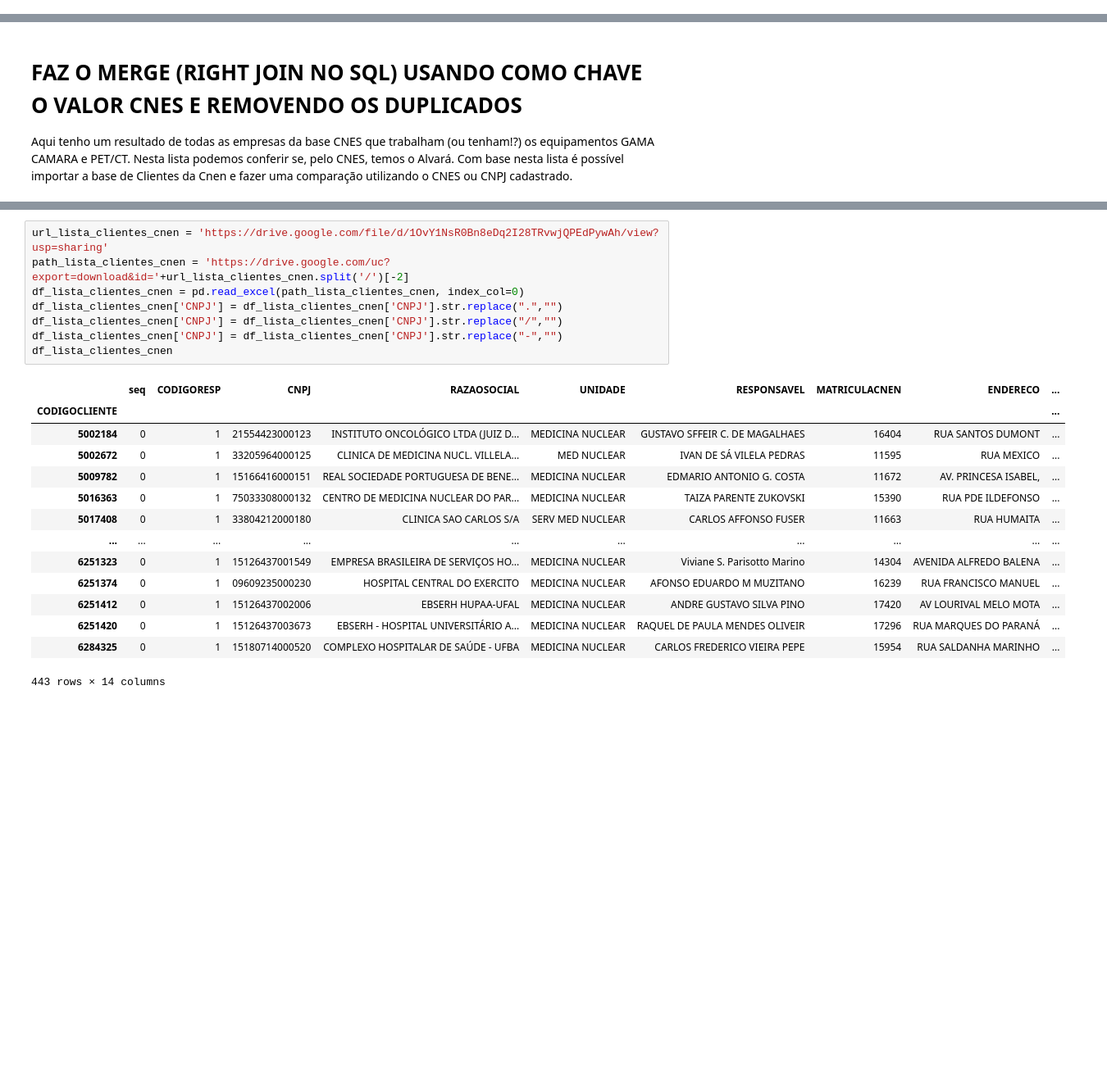
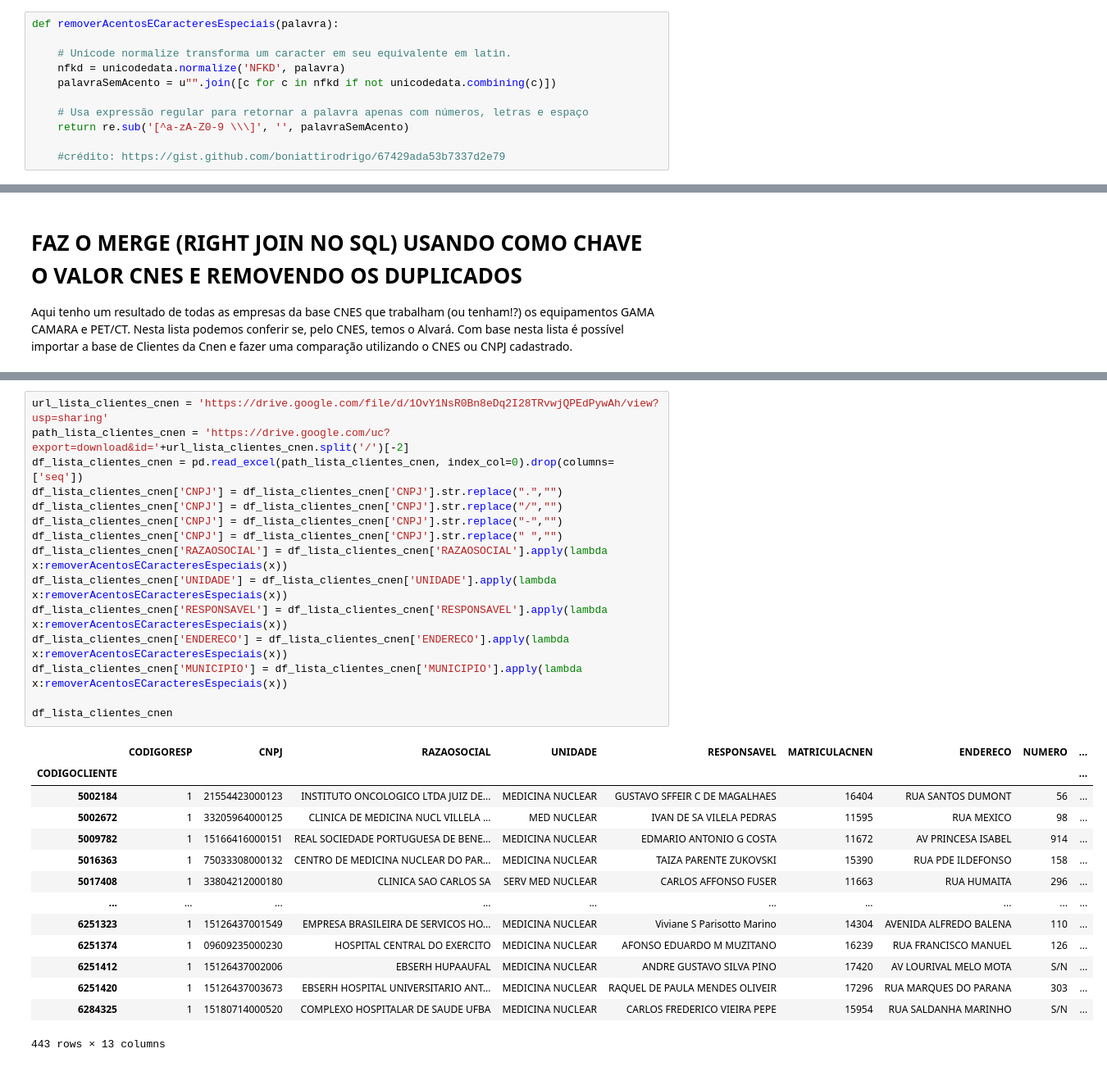
Before and after one commit to hamiltonvalerio/DS_CNES_DATASUS, a Jupyter notebook: CNES.ipynb, the cells around one changed output, grey strips where cells are left out. Shown: that part at 82% size. Cells and saved outputs as stored; diff of their text form; blank space fills up the shorter version.

```diff
--- a/CNES.ipynb
+++ b/CNES.ipynb
@@ -31,2 +39,13 @@ pd.options.display.max_columns = None
+# %%
+def removerAcentosECaracteresEspeciais(palavra):
+
+    # Unicode normalize transforma um caracter em seu equivalente em latin.
+    nfkd = unicodedata.normalize('NFKD', palavra)
+    palavraSemAcento = u"".join([c for c in nfkd if not unicodedata.combining(c)])
+
+    # Usa expressão regular para retornar a palavra apenas com números, letras e espaço
+    return re.sub('[^a-zA-Z0-9 \\\]', '', palavraSemAcento)
+
+    #crédito: https://gist.github.com/boniattirodrigo/67429ada53b7337d2e79
 # %% [markdown]
 # MONTA O ARRAY DE LINKS DE EQUIPAMENTOS
@@ -206,23 +268,30 @@ pd.merge(total_df_ST, result_df_EQ, on="CNES", how="right").drop_duplicates()
 # %%
 url_lista_clientes_cnen = 'https://drive.google.com/file/d/1OvY1NsR0Bn8eDq2I28TRvwjQPEdPywAh/view?usp=sharing'
 path_lista_clientes_cnen = 'https://drive.google.com/uc?export=download&id='+url_lista_clientes_cnen.split('/')[-2]
-df_lista_clientes_cnen = pd.read_excel(path_lista_clientes_cnen, index_col=0)
+df_lista_clientes_cnen = pd.read_excel(path_lista_clientes_cnen, index_col=0).drop(columns=['seq'])
 df_lista_clientes_cnen['CNPJ'] = df_lista_clientes_cnen['CNPJ'].str.replace(".","")
 df_lista_clientes_cnen['CNPJ'] = df_lista_clientes_cnen['CNPJ'].str.replace("/","")
 df_lista_clientes_cnen['CNPJ'] = df_lista_clientes_cnen['CNPJ'].str.replace("-","")
+df_lista_clientes_cnen['CNPJ'] = df_lista_clientes_cnen['CNPJ'].str.replace(" ","")
+df_lista_clientes_cnen['RAZAOSOCIAL'] = df_lista_clientes_cnen['RAZAOSOCIAL'].apply(lambda x:removerAcentosECaracteresEspeciais(x))
+df_lista_clientes_cnen['UNIDADE'] = df_lista_clientes_cnen['UNIDADE'].apply(lambda x:removerAcentosECaracteresEspeciais(x))
+df_lista_clientes_cnen['RESPONSAVEL'] = df_lista_clientes_cnen['RESPONSAVEL'].apply(lambda x:removerAcentosECaracteresEspeciais(x))
+df_lista_clientes_cnen['ENDERECO'] = df_lista_clientes_cnen['ENDERECO'].apply(lambda x:removerAcentosECaracteresEspeciais(x))
+df_lista_clientes_cnen['MUNICIPIO'] = df_lista_clientes_cnen['MUNICIPIO'].apply(lambda x:removerAcentosECaracteresEspeciais(x))
+
 df_lista_clientes_cnen
 # %% [output]
-|  | seq | CODIGORESP | CNPJ | RAZAOSOCIAL | UNIDADE | RESPONSAVEL | MATRICULACNEN | ENDERECO | ... |
+|  | CODIGORESP | CNPJ | RAZAOSOCIAL | UNIDADE | RESPONSAVEL | MATRICULACNEN | ENDERECO | NUMERO | ... |
 | CODIGOCLIENTE |  |  |  |  |  |  |  |  | ... |
-| 5002184 | 0 | 1 | 21554423000123 | INSTITUTO ONCOLÓGICO LTDA (JUIZ D... | MEDICINA NUCLEAR | GUSTAVO SFFEIR C. DE MAGALHAES | 16404 | RUA SANTOS DUMONT | ... |
-| 5002672 | 0 | 1 | 33205964000125 | CLINICA DE MEDICINA NUCL. VILLELA... | MED NUCLEAR | IVAN DE SÁ VILELA PEDRAS | 11595 | RUA MEXICO | ... |
-| 5009782 | 0 | 1 | 15166416000151 | REAL SOCIEDADE PORTUGUESA DE BENE... | MEDICINA NUCLEAR | EDMARIO ANTONIO G. COSTA | 11672 | AV. PRINCESA ISABEL, | ... |
-| 5016363 | 0 | 1 | 75033308000132 | CENTRO DE MEDICINA NUCLEAR DO PAR... | MEDICINA NUCLEAR | TAIZA PARENTE ZUKOVSKI | 15390 | RUA PDE ILDEFONSO | ... |
-| 5017408 | 0 | 1 | 33804212000180 | CLINICA SAO CARLOS S/A | SERV MED NUCLEAR | CARLOS AFFONSO FUSER | 11663 | RUA HUMAITA | ... |
+| 5002184 | 1 | 21554423000123 | INSTITUTO ONCOLOGICO LTDA JUIZ DE... | MEDICINA NUCLEAR | GUSTAVO SFFEIR C DE MAGALHAES | 16404 | RUA SANTOS DUMONT | 56 | ... |
+| 5002672 | 1 | 33205964000125 | CLINICA DE MEDICINA NUCL VILLELA ... | MED NUCLEAR | IVAN DE SA VILELA PEDRAS | 11595 | RUA MEXICO | 98 | ... |
+| 5009782 | 1 | 15166416000151 | REAL SOCIEDADE PORTUGUESA DE BENE... | MEDICINA NUCLEAR | EDMARIO ANTONIO G COSTA | 11672 | AV PRINCESA ISABEL | 914 | ... |
+| 5016363 | 1 | 75033308000132 | CENTRO DE MEDICINA NUCLEAR DO PAR... | MEDICINA NUCLEAR | TAIZA PARENTE ZUKOVSKI | 15390 | RUA PDE ILDEFONSO | 158 | ... |
+| 5017408 | 1 | 33804212000180 | CLINICA SAO CARLOS SA | SERV MED NUCLEAR | CARLOS AFFONSO FUSER | 11663 | RUA HUMAITA | 296 | ... |
 | ... | ... | ... | ... | ... | ... | ... | ... | ... | ... |
-| 6251323 | 0 | 1 | 15126437001549 | EMPRESA BRASILEIRA DE SERVIÇOS HO... | MEDICINA NUCLEAR | Viviane S. Parisotto Marino | 14304 | AVENIDA ALFREDO BALENA | ... |
-| 6251374 | 0 | 1 | 09609235000230 | HOSPITAL CENTRAL DO EXERCITO | MEDICINA NUCLEAR | AFONSO EDUARDO M MUZITANO | 16239 | RUA FRANCISCO MANUEL | ... |
-| 6251412 | 0 | 1 | 15126437002006 | EBSERH HUPAA-UFAL | MEDICINA NUCLEAR | ANDRE GUSTAVO SILVA PINO | 17420 | AV LOURIVAL MELO MOTA | ... |
-| 6251420 | 0 | 1 | 15126437003673 | EBSERH - HOSPITAL UNIVERSITÁRIO A... | MEDICINA NUCLEAR | RAQUEL DE PAULA MENDES OLIVEIR | 17296 | RUA MARQUES DO PARANÁ | ... |
-| 6284325 | 0 | 1 | 15180714000520 | COMPLEXO HOSPITALAR DE SAÚDE - UFBA | MEDICINA NUCLEAR | CARLOS FREDERICO VIEIRA PEPE | 15954 | RUA SALDANHA MARINHO | ... |
+| 6251323 | 1 | 15126437001549 | EMPRESA BRASILEIRA DE SERVICOS HO... | MEDICINA NUCLEAR | Viviane S Parisotto Marino | 14304 | AVENIDA ALFREDO BALENA | 110 | ... |
+| 6251374 | 1 | 09609235000230 | HOSPITAL CENTRAL DO EXERCITO | MEDICINA NUCLEAR | AFONSO EDUARDO M MUZITANO | 16239 | RUA FRANCISCO MANUEL | 126 | ... |
+| 6251412 | 1 | 15126437002006 | EBSERH HUPAAUFAL | MEDICINA NUCLEAR | ANDRE GUSTAVO SILVA PINO | 17420 | AV LOURIVAL MELO MOTA | S/N | ... |
+| 6251420 | 1 | 15126437003673 | EBSERH HOSPITAL UNIVERSITARIO ANT... | MEDICINA NUCLEAR | RAQUEL DE PAULA MENDES OLIVEIR | 17296 | RUA MARQUES DO PARANA | 303 | ... |
+| 6284325 | 1 | 15180714000520 | COMPLEXO HOSPITALAR DE SAUDE UFBA | MEDICINA NUCLEAR | CARLOS FREDERICO VIEIRA PEPE | 15954 | RUA SALDANHA MARINHO | S/N | ... |
-443 rows × 14 columns
+443 rows × 13 columns
```
Also changed, not shown: parts of 23 cells of this notebook.
